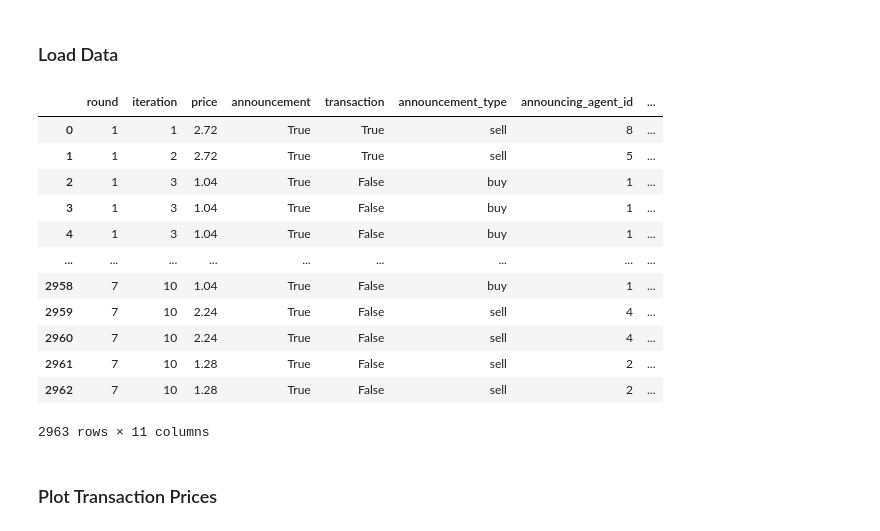
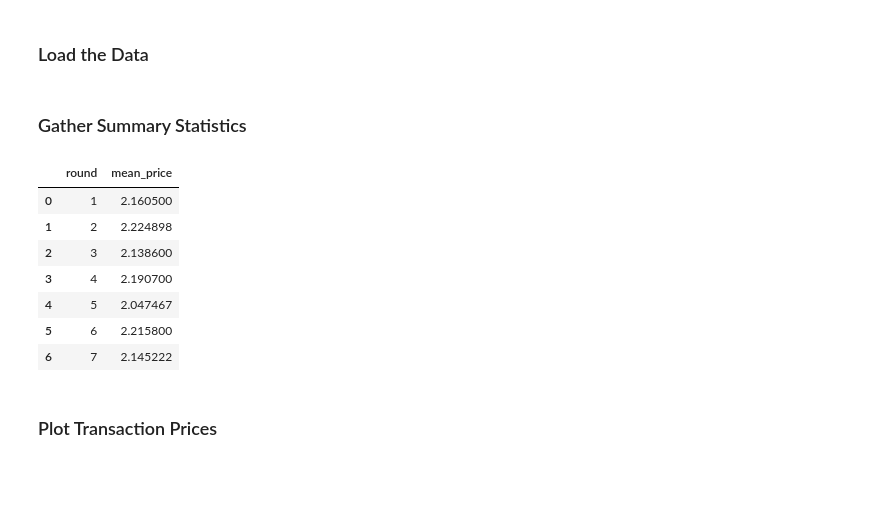
Before and after one commit to pawel-struski/market-equilibrium, a Jupyter notebook: results_analysis.ipynb, the cells around one changed output. Cells and saved outputs as stored; diff of their text form; code cells hidden in the pictures; blank space fills up the shorter version.

```diff
--- a/results_analysis.ipynb
+++ b/results_analysis.ipynb
@@ -11,7 +11,7 @@ from pathlib import Path
 # select the experiment for which you want to analyse data
 experiment_id = "exp2_64edc58_20251008_193554"
 # %% [markdown]
-### Load Data
+### Load the Data
 # %%
 # set the paths
 current_folder = globals()['_dh'][0]
@@ -41,18 +43,18 @@ df_data_agents_all = pd.concat(
-# %%
-df_data_all
-# %% [output]
-|  | round | iteration | price | announcement | transaction | announcement_type | announcing_agent_id | ... |
-| 0 | 1 | 1 | 2.72 | True | True | sell | 8 | ... |
-| 1 | 1 | 2 | 2.72 | True | True | sell | 5 | ... |
-| 2 | 1 | 3 | 1.04 | True | False | buy | 1 | ... |
-| 3 | 1 | 3 | 1.04 | True | False | buy | 1 | ... |
-| 4 | 1 | 3 | 1.04 | True | False | buy | 1 | ... |
-| ... | ... | ... | ... | ... | ... | ... | ... | ... |
-| 2958 | 7 | 10 | 1.04 | True | False | buy | 1 | ... |
-| 2959 | 7 | 10 | 2.24 | True | False | sell | 4 | ... |
-| 2960 | 7 | 10 | 2.24 | True | False | sell | 4 | ... |
-| 2961 | 7 | 10 | 1.28 | True | False | sell | 2 | ... |
-| 2962 | 7 | 10 | 1.28 | True | False | sell | 2 | ... |
-2963 rows × 11 columns
+# %% [markdown]
+### Gather Summary Statistics
+# %%
+sim_round_avg = df_transactions_all.groupby(['sim', 'round'])['price'].agg(['mean', 'std', 'count']).reset_index()
+round_avg = sim_round_avg.groupby('round')['mean'].mean().reset_index()
+round_avg = round_avg.rename(columns={'mean': 'mean_price'})
+round_avg
+# %% [output]
+|  | round | mean_price |
+| 0 | 1 | 2.160500 |
+| 1 | 2 | 2.224898 |
+| 2 | 3 | 2.138600 |
+| 3 | 4 | 2.190700 |
+| 4 | 5 | 2.047467 |
+| 5 | 6 | 2.215800 |
+| 6 | 7 | 2.145222 |
 # %% [markdown]
 ### Plot Transaction Prices
```
Also changed, not shown: parts of 42 cells of this notebook.
